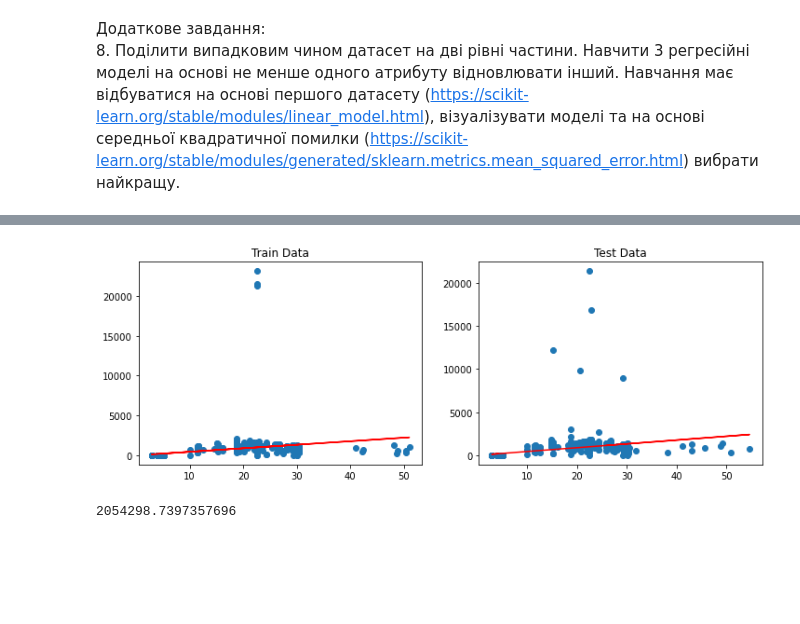
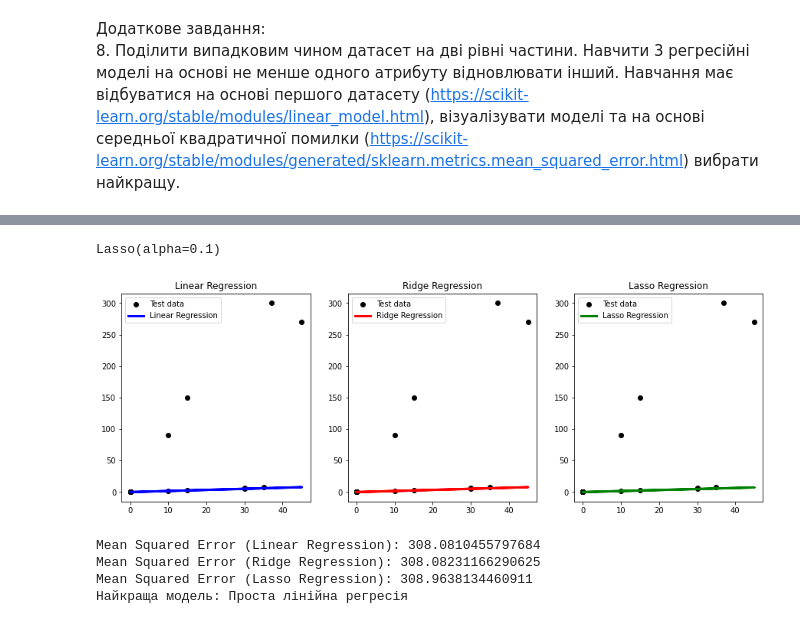
Before and after one commit to gre1wy/SpecialProgrammingSections, a Jupyter notebook: Lab3/Lab4_2.ipynb, the cells around one changed output, grey strips where cells are left out. Cells and saved outputs as stored; diff of their text form; code cells hidden in the pictures; blank space fills up the shorter version.

```diff
--- a/Lab3/Lab4_2.ipynb
+++ b/Lab3/Lab4_2.ipynb
@@ -927,8 +846,71 @@ X_train_las2, X_test_las2, y_train_las2, y_test_las2, y_pred_train_las2, y_pred_
-# %%
-show_reg(X_train_las2, X_test_las2, y_train_las2, y_test_las2, y_pred_train_las2, y_pred_test_las2)
-# %% [output]
-[figure, removed]
-# %%
-np.mean([mean_squared_error(y_train_las2, y_pred_train_las2), mean_squared_error(y_test_las2, y_pred_test_las2)])
-# %% [output]
-2054298.7397357696
+# %%
+# 1. Розділіть набір даних на тренувальний та тестовий
+X_train, X_test, y_train, y_test = train_test_split(X1, y1, test_size=0.5, random_state=42)
+X_train = np.array(X_train).reshape(-1,1)
+X_test = np.array(X_test).reshape(-1,1)
+# %%
+# 2. Навчання регресійних моделей
+# Проста лінійна регресія
+model_linear = LinearRegression()
+model_linear.fit(X_train, y_train)
+
+# Ridge регресія
+model_ridge = Ridge(alpha=0.5)
+model_ridge.fit(X_train, y_train)
+
+# Lasso регресія
+model_lasso = Lasso(alpha=0.1)
+model_lasso.fit(X_train, y_train)
+# %% [output]
+Lasso(alpha=0.1)
+# %%
+# 3. Візуалізуйте регресійні моделі
+# Create a figure with three subplots
+fig, (ax1, ax2, ax3) = plt.subplots(1, 3, figsize=(15, 5))
+
+# First subplot - Linear Regression
+ax1.scatter(X_test, y_test, color='black', label='Test data')
+ax1.plot(X_test, model_linear.predict(X_test), color='blue', linewidth=3, label='Linear Regression')
+ax1.set_title('Linear Regression')
+ax1.legend()
+
+# Second subplot - Ridge Regression
+ax2.scatter(X_test, y_test, color='black', label='Test data')
+ax2.plot(X_test, model_ridge.predict(X_test), color='red', linewidth=3, label='Ridge Regression')
+ax2.set_title('Ridge Regression')
+ax2.legend()
+
+# Third subplot - Lasso Regression
+ax3.scatter(X_test, y_test, color='black', label='Test data')
+ax3.plot(X_test, model_lasso.predict(X_test), color='green', linewidth=3, label='Lasso Regression')
+ax3.set_title('Lasso Regression')
+ax3.legend()
+
+plt.show()
+# %% [output]
+[figure, added]
+# %%
+# 4. Підрахуйте Mean Squared Error
+mse_linear = mean_squared_error(y_test, model_linear.predict(X_test))
+mse_ridge = mean_squared_error(y_test, model_ridge.predict(X_test))
+mse_lasso = mean_squared_error(y_test, model_lasso.predict(X_test))
+
+print(f'Mean Squared Error (Linear Regression): {mse_linear}')
+print(f'Mean Squared Error (Ridge Regression): {mse_ridge}')
+print(f'Mean Squared Error (Lasso Regression): {mse_lasso}')
+
+# Виберіть найкращу модель за значенням Mean Squared Error
+best_model = min(mse_linear, mse_ridge, mse_lasso)
+
+# Виведіть інформацію про найкращу модель
+if best_model == mse_linear:
+    print('Найкраща модель: Проста лінійна регресія')
+elif best_model == mse_ridge:
+    print('Найкраща модель: Ridge регресія')
+else:
+    print('Найкраща модель: Lasso регресія')
+# %% [output]
+Mean Squared Error (Linear Regression): 308.0810455797684
+Mean Squared Error (Ridge Regression): 308.08231166290625
+Mean Squared Error (Lasso Regression): 308.9638134460911
+Найкраща модель: Проста лінійна регресія
```
Also changed, not shown: parts of 45 cells of this notebook, 2 other files.
